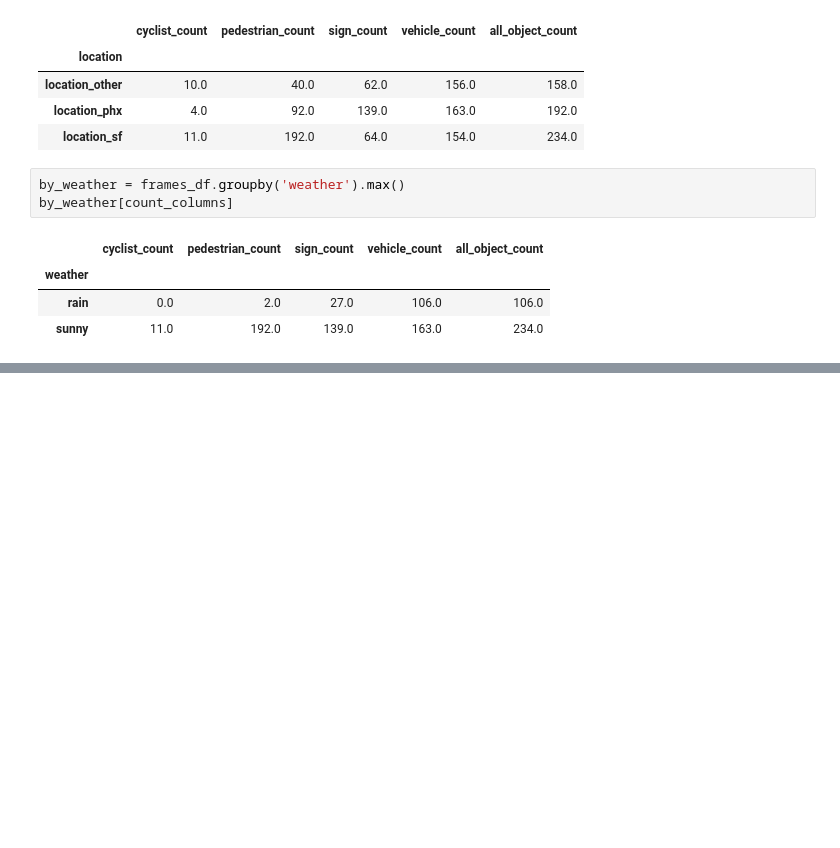
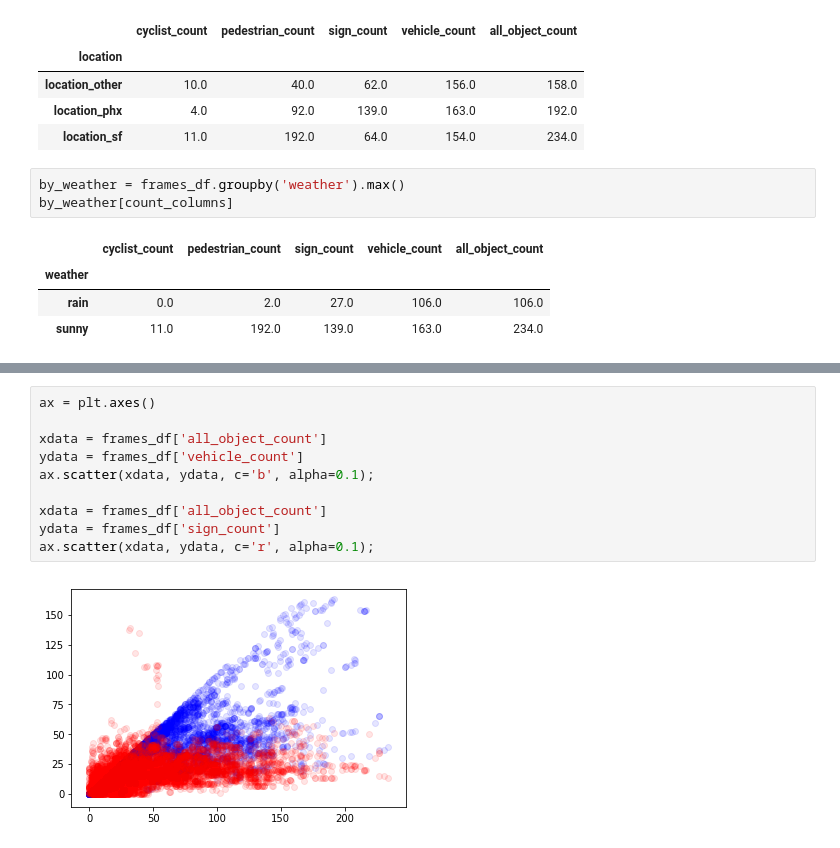
Before and after one commit to kittyschulz/Exploring-Waymo-Open-Dataset, a Jupyter notebook: Waymo-Frame-EDA.ipynb, the cells around one changed output, grey strips where cells are left out. Drawn from its saved outputs; the diff is of its cells as text; blank space fills up the shorter version.

```diff
--- a/Waymo-Frame-EDA.ipynb
+++ b/Waymo-Frame-EDA.ipynb
@@ -86,0 +107,12 @@ by_weather[count_columns]
+# %%
+ax = plt.axes()
+
+xdata = frames_df['all_object_count']
+ydata = frames_df['vehicle_count']
+ax.scatter(xdata, ydata, c='b', alpha=0.1);
+
+xdata = frames_df['all_object_count']
+ydata = frames_df['sign_count']
+ax.scatter(xdata, ydata, c='r', alpha=0.1);
+# %% [output]
+[figure, added]
```
Also changed, not shown: parts of 10 cells of this notebook.
